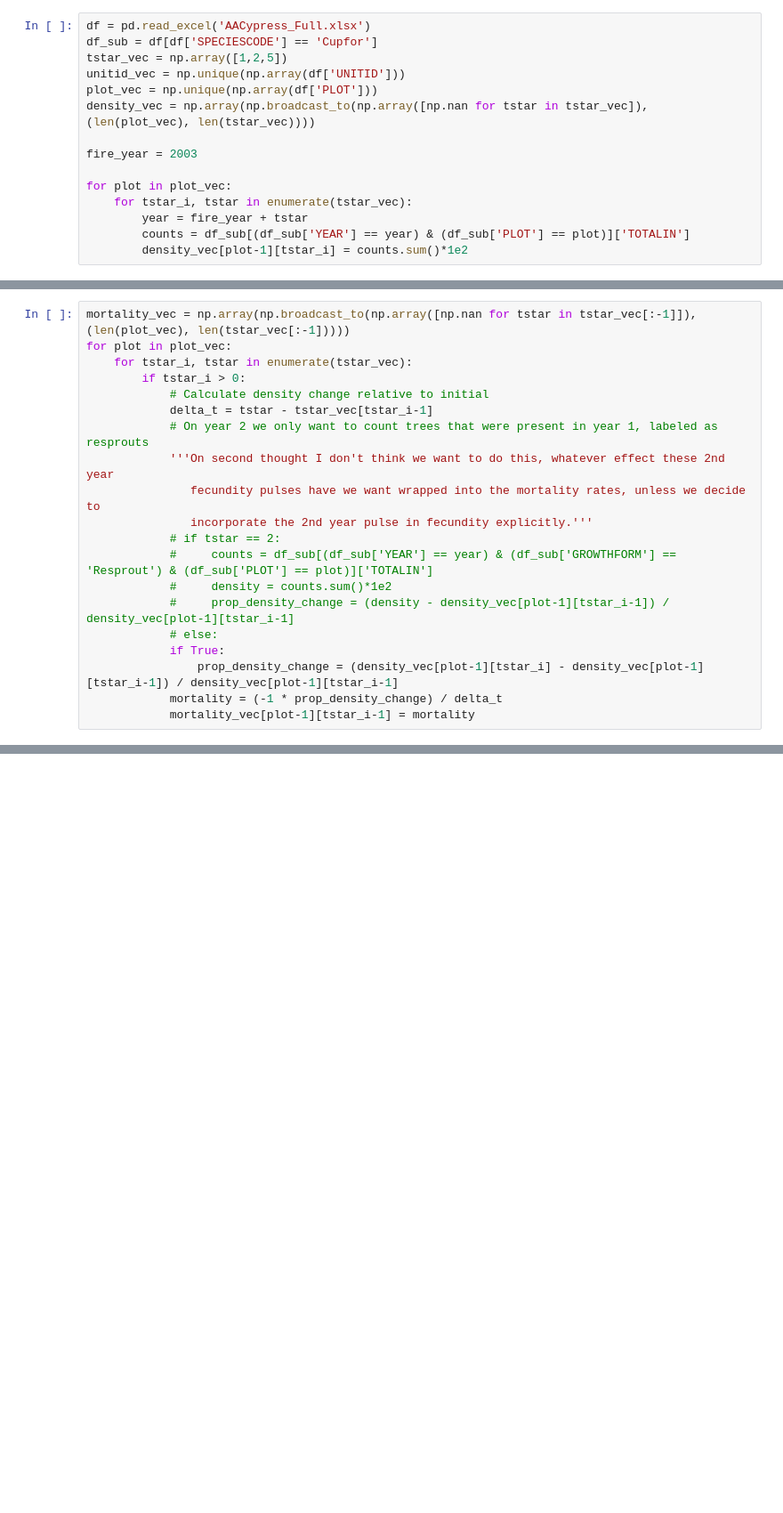
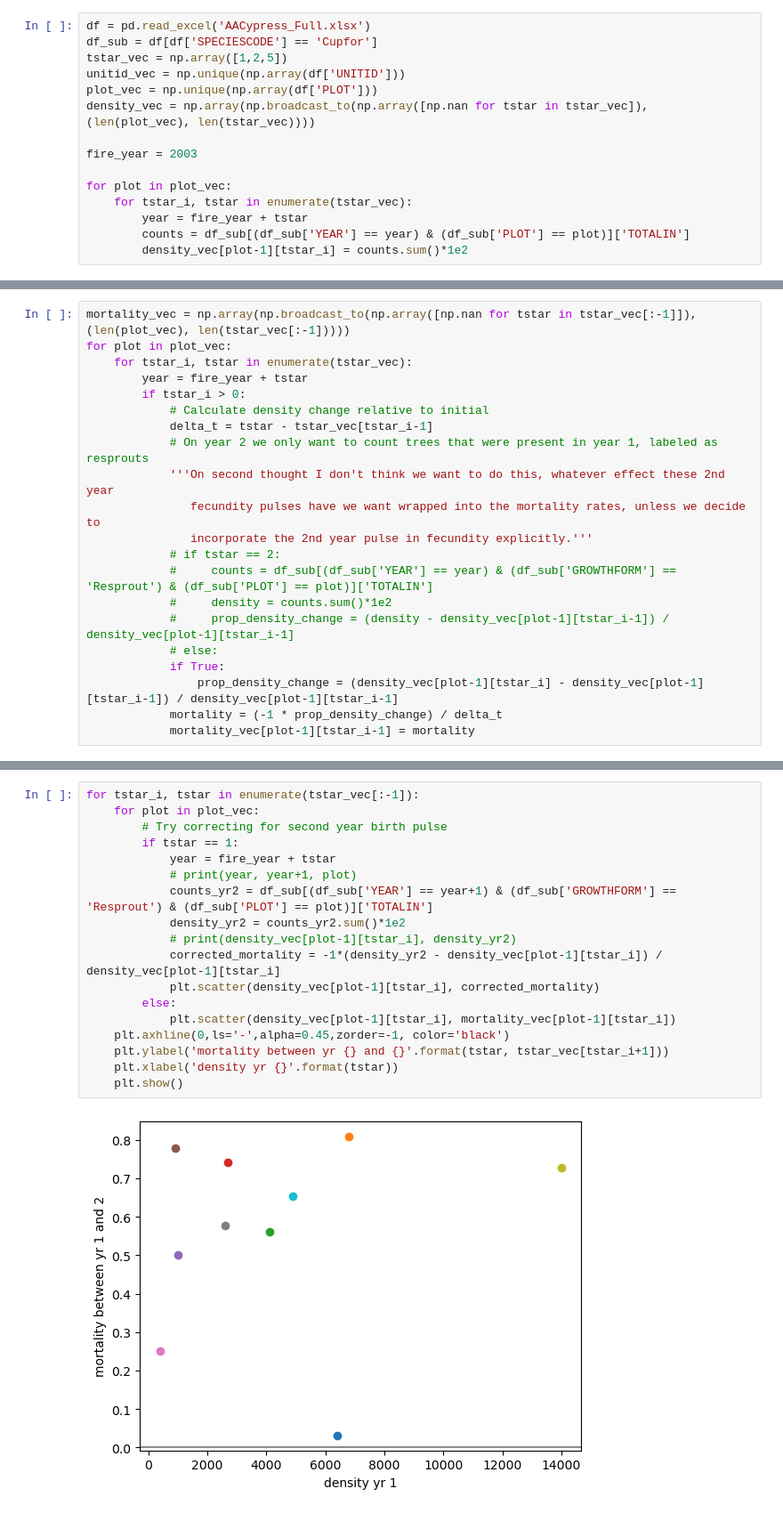
Before and after one commit to patricklawton/TecateCypress, a Jupyter notebook: journal.ipynb, the cells around one changed output, grey strips where cells are left out. Shown at 89% size. Cells and saved outputs as stored; diff of their text form; blank space fills up the shorter version.

```diff
--- a/journal.ipynb
+++ b/journal.ipynb
@@ -155,6 +151,7 @@ Text(0.5, 0, 'time since last fire [years]')
 mortality_vec = np.array(np.broadcast_to(np.array([np.nan for tstar in tstar_vec[:-1]]), (len(plot_vec), len(tstar_vec[:-1]))))
 for plot in plot_vec:
     for tstar_i, tstar in enumerate(tstar_vec):
+        year = fire_year + tstar
         if tstar_i > 0:
             # Calculate density change relative to initial
             delta_t = tstar - tstar_vec[tstar_i-1]
@@ -195,0 +203,20 @@ array([0.40098581, 0.09723428, 0.02232304])
+# %%
+for tstar_i, tstar in enumerate(tstar_vec[:-1]):
+    for plot in plot_vec:
+        # Try correcting for second year birth pulse
+        if tstar == 1:
+            year = fire_year + tstar
+            # print(year, year+1, plot)
+            counts_yr2 = df_sub[(df_sub['YEAR'] == year+1) & (df_sub['GROWTHFORM'] == 'Resprout') & (df_sub['PLOT'] == plot)]['TOTALIN']
+            density_yr2 = counts_yr2.sum()*1e2
+            # print(density_vec[plot-1][tstar_i], density_yr2)
+            corrected_mortality = -1*(density_yr2 - density_vec[plot-1][tstar_i]) / density_vec[plot-1][tstar_i]
+            plt.scatter(density_vec[plot-1][tstar_i], corrected_mortality)
+        else:
+            plt.scatter(density_vec[plot-1][tstar_i], mortality_vec[plot-1][tstar_i])
+    plt.axhline(0,ls='-',alpha=0.45,zorder=-1, color='black')
+    plt.ylabel('mortality between yr {} and {}'.format(tstar, tstar_vec[tstar_i+1]))
+    plt.xlabel('density yr {}'.format(tstar))
+    plt.show()
+# %% [output]
+[figure, added]
```
Also changed, not shown: parts of 13 cells of this notebook.
